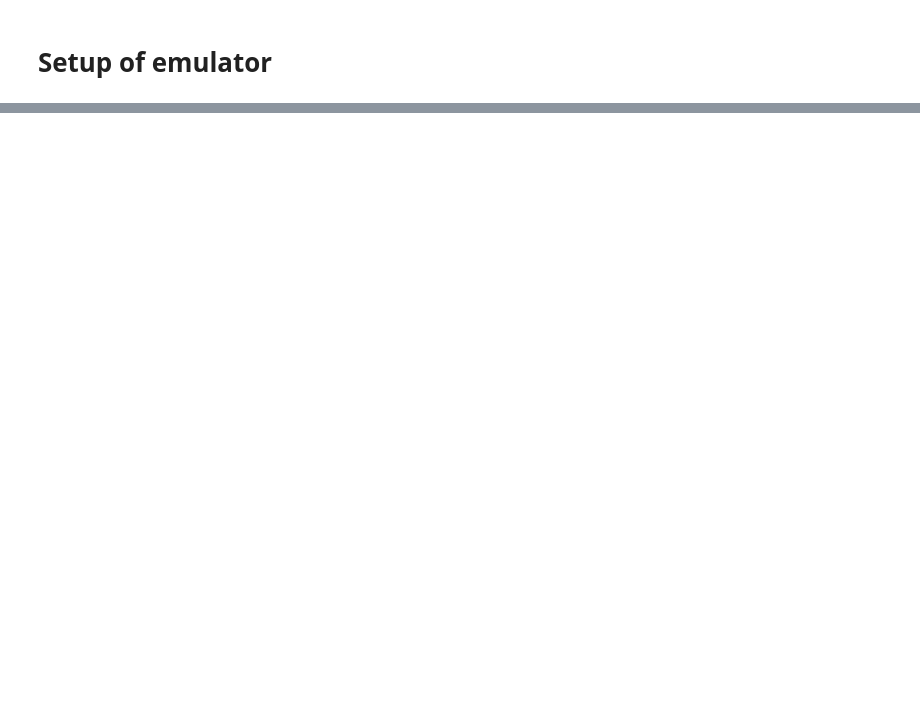
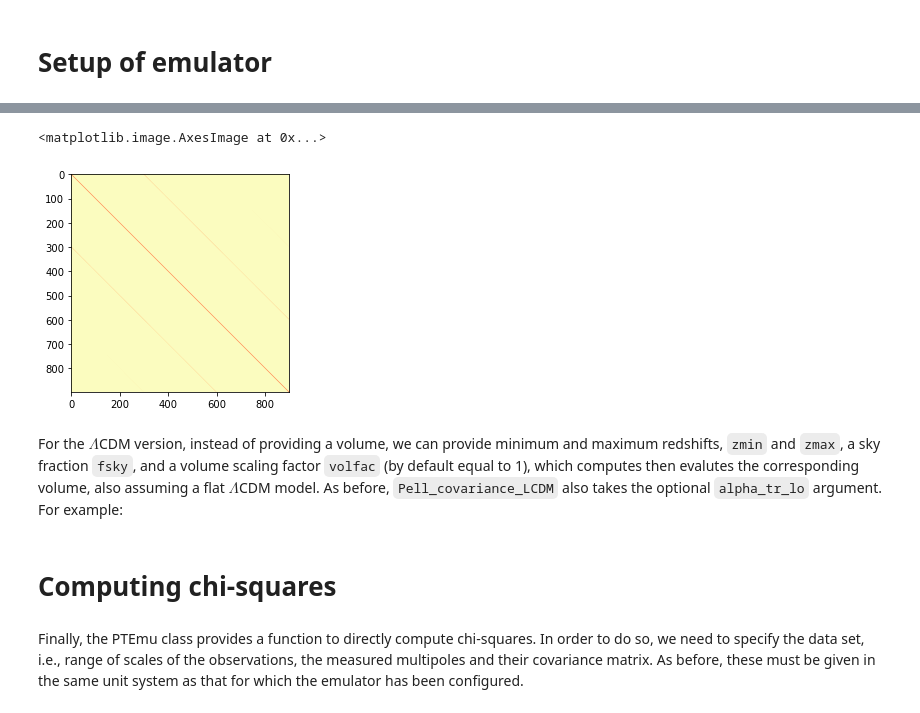
Before and after one commit to adematti/comet-emu, a Jupyter notebook: Demonstration of emulator class.ipynb, the cells around one changed output, grey strips where cells are left out. Drawn from its saved outputs; the diff is of its cells as text; code cells hidden in the pictures; blank space fills up the shorter version.

```diff
--- a/Demonstration of emulator class.ipynb
+++ b/Demonstration of emulator class.ipynb
@@ -263,0 +257,13 @@ EFT.chi2(params, kmax=0.2, mode='LCDM')
+# %%
+dk_hMpc = 0.001
+k_hMpc_lin = np.arange(0.001, 0.3, dk_hMpc)
+Cov_hMpc = EFT.Pell_covariance(k_hMpc_lin, params, ell=[0,2,4], dk=dk_hMpc, volume=3e9)
+# %%
+var_inv = np.diag(1./np.sqrt(np.diag(Cov_hMpc)))
+R_hMpc = var_inv @ Cov_hMpc @ var_inv
+plt.imshow(R_hMpc,cmap='magma_r')
+# %% [output]
+<matplotlib.image.AxesImage at 0x...>
+[figure, added]
+# %% [markdown]
+For the $\Lambda$CDM version, instead of providing a volume, we can provide minimum and maximum redshifts, `zmin` and `zmax`, a sky fraction `fsky`, and a volume scaling factor `volfac` (by default equal to 1), which computes then evalutes the corresponding volume, also assuming a flat $\Lambda$CDM model. As before, `Pell_covariance_LCDM` also takes the optional `alpha_tr_lo` argument. For example:
@@ -263,0 +272,4 @@ EFT.chi2(params, kmax=0.2, mode='LCDM')
+# %% [markdown]
+# Computing chi-squares
+# %% [markdown]
+Finally, the PTEmu class provides a function to directly compute chi-squares. In order to do so, we need to specify the data set, i.e., range of scales of the observations, the measured multipoles and their covariance matrix. As before, these must be given in the same unit system as that for which the emulator has been configured.
```
Also changed, not shown: parts of 77 cells of this notebook, 1 other file.
